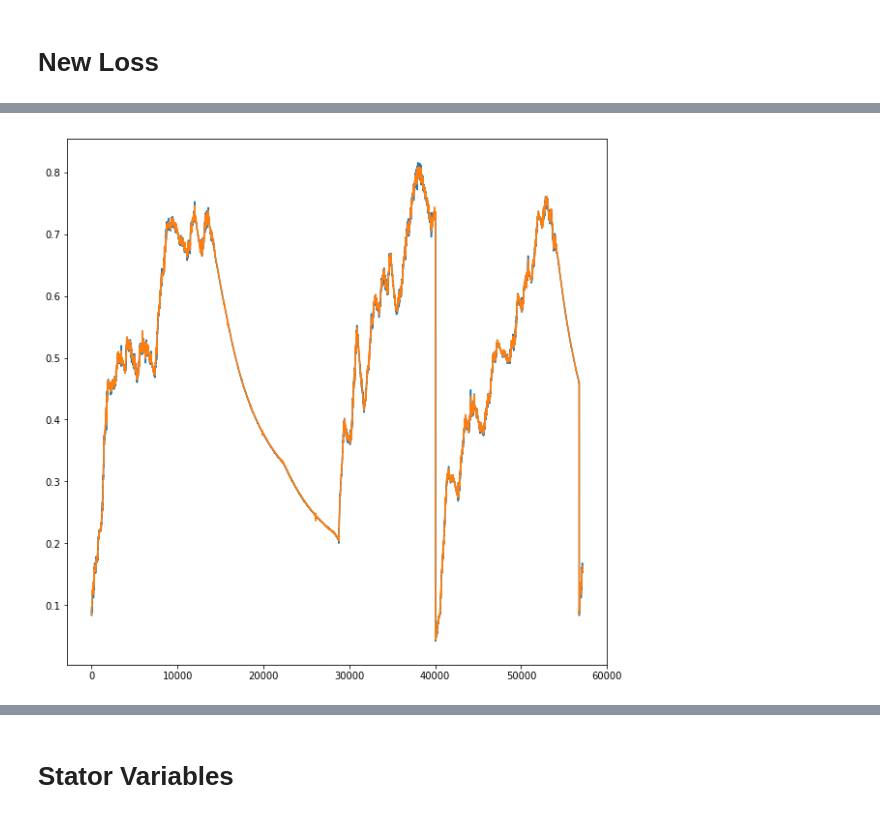
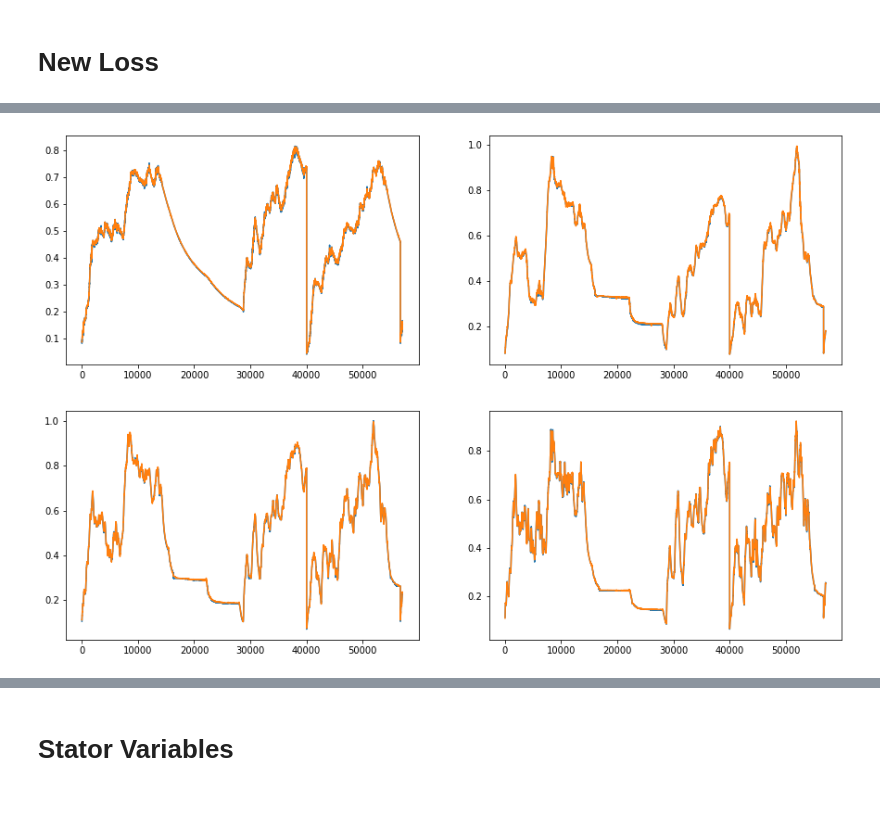
Before and after one commit to moiraghif/Electric-Motor-Temperature, a Jupyter notebook: AML_LSTM.ipynb, the cells around one changed output, grey strips where cells are left out. Drawn from its saved outputs; the diff is of its cells as text; code cells hidden in the pictures.

```diff
--- a/AML_LSTM.ipynb
+++ b/AML_LSTM.ipynb
@@ -373,9 +388,9 @@ look_back = 60
 best_score = 99999
 
 for trial in study:
-    lstm = LSTM_Net(features=8, hidden=int(trial.parameters["lstm_hidden"]),
+    lstm = LSTM_Net(features=11, hidden=int(trial.parameters["lstm_hidden"]),
                   h1=int(trial.parameters["hidden_unit1"]),
-                  h2=int(trial.parameters["hidden_unit2"]),out=1).to(device)
+                  h2=int(trial.parameters["hidden_unit2"]),out=4).to(device)
 
     losses = []
     criterion = torch.nn.MSELoss()
@@ -407,7 +422,7 @@ for trial in study:
                 X_train.append(X)
                 y_train.append(y)
 
-        inpt = np.array(X_train).reshape(-1, look_back, 8)
+        inpt = np.array(X_train).reshape(-1, look_back, 11)
         target = np.array(y_train)
         x_batch = torch.tensor(inpt,dtype=torch.float32).to(device)
         y_batch = torch.tensor(target,dtype=torch.float32).to(device)
@@ -449,14 +464,16 @@ for trial in study:
                 print("You somehow created an exception hahaha!")
                 break
 
-        inpt = np.array(X_test).reshape(-1, look_back, 8)
+        inpt = np.array(X_test).reshape(-1, look_back, 11)
         x_test_batch = torch.tensor(inpt,dtype=torch.float32).to(device)
         y_pred = lstm(x_test_batch)
 
         y_pred_all = np.append(y_pred_all,y_pred.cpu().detach().numpy())
 
     y_test = np.array(y_test).reshape(-1)
-    score = np.mean((y_test - y_pred_all)**2) #MSE
+    #score = np.mean((y_test - y_pred_all)**2) #MSE
+    score = np.mean(criterion(torch.tensor(y_pred_all),
+                              torch.tensor(y_test)).item())
     if score < best_score:
         best_score = score
         torch.save(lstm, path + "models/best_model_lstm_new_loss")
@@ -501,20 +521,35 @@ for x in range(0, size, batch_size):
             y_test.append(y)
         except:
             break
-    inpt = np.array(X_test).reshape(-1, look_back, 8)
+    inpt = np.array(X_test).reshape(-1, look_back, 11)
     x_test_batch = torch.tensor(inpt,dtype=torch.float32).to(device)
     y_pred = best_model(x_test_batch)
 
     y_pred_all = np.append(y_pred_all,y_pred.cpu().detach().numpy())
+
+y_pred_all = y_pred_all.reshape(-1,4)
+y_test = np.array(y_test).reshape(-1,4)
-# %%
-y_test = np.array(y_test).reshape(-1)
-plt.figure(figsize=(10,10))
-plt.plot(y_test)
-plt.plot(y_pred_all)
-
-plt.show()
-# %% [output]
-[figure, removed]
+# %%
+plt.figure(figsize=(15,10))
+
+plt.subplot(221)
+plt.plot(y_test[:,0])
+plt.plot(y_pred_all[:,0])
+
+plt.subplot(222)
+plt.plot(y_test[:,1])
+plt.plot(y_pred_all[:,1])
+
+plt.subplot(223)
+plt.plot(y_test[:,2])
+plt.plot(y_pred_all[:,2])
+
+plt.subplot(224)
+plt.plot(y_test[:,3])
+plt.plot(y_pred_all[:,3])
+plt.show()
+# %% [output]
+[figure, added]
 # %%
 np.mean(np.abs((y_test - y_pred_all)/np.abs(y_test)))
 # %% [output]
```
Also changed, not shown: parts of 10 cells of this notebook, 16 other files.
